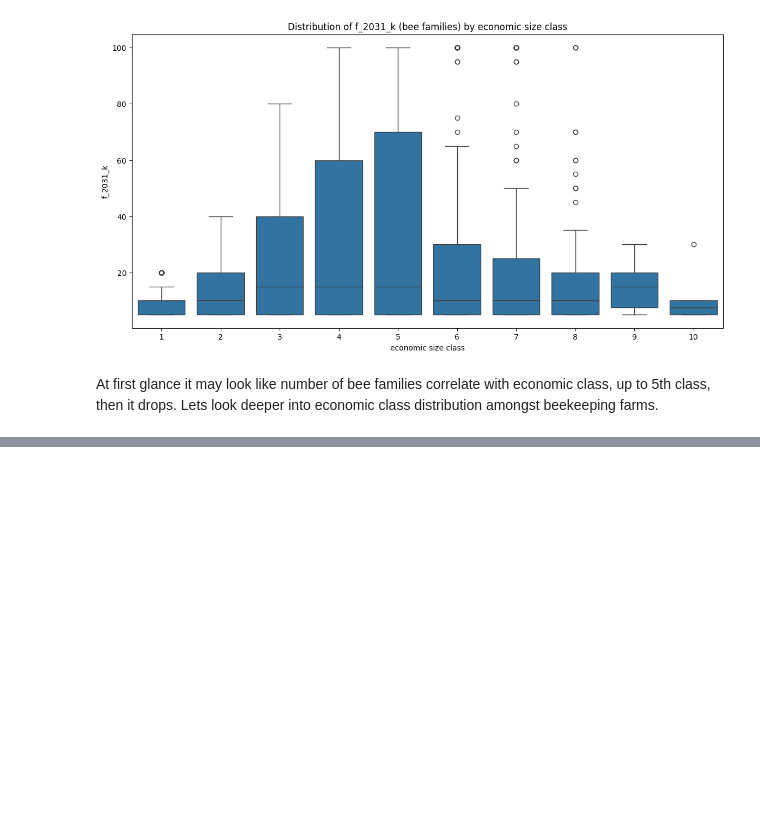
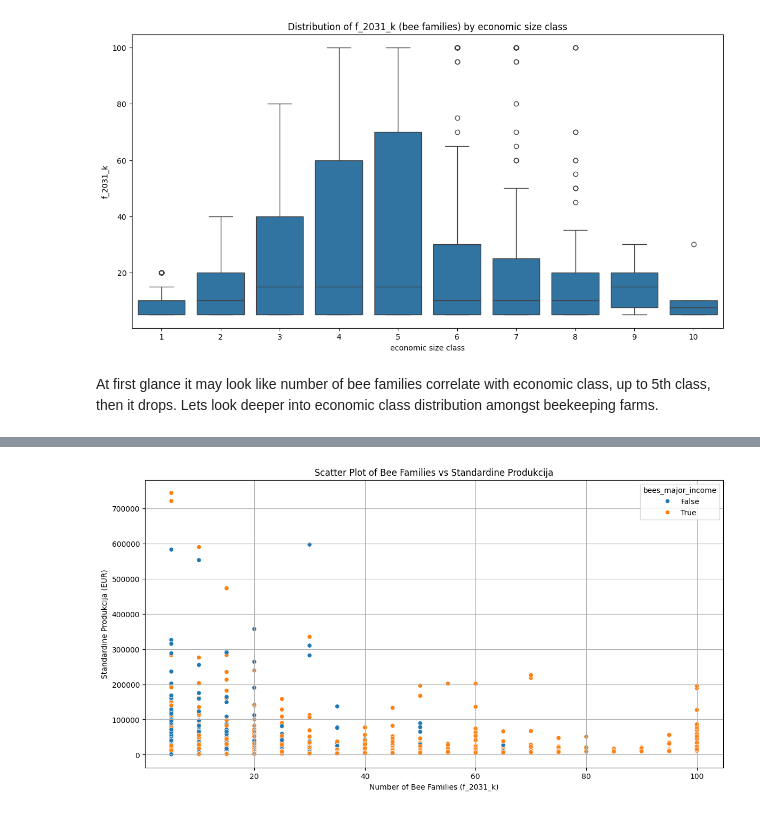
Before and after one commit to plerixus/Lithuanian_agriculture_analysis_2020, a Jupyter notebook: beekeeping.ipynb, the cells around one changed output, grey strips where cells are left out. Cells and saved outputs as stored; diff of their text form; code cells hidden in the pictures; blank space fills up the shorter version.

```diff
--- a/beekeeping.ipynb
+++ b/beekeeping.ipynb
@@ -82,0 +112,10 @@ for bar in bars.patches:
+# %%
+plt.figure(figsize=(14, 7))
+sns.scatterplot(x=beekeeper_df['f_2031_k'], y=beekeeper_df['standartine_produkcija_k'], hue=beekeeper_df['bees_major_income'])
+
+plt.title("Scatter Plot of Bee Families vs Standardine Produkcija")
+plt.xlabel("Number of Bee Families (f_2031_k)")
+plt.ylabel("Standardine Produkcija (EUR)")
+plt.grid(True)
+# %% [output]
+[figure, added]
```
Also changed, not shown: parts of 6 cells of this notebook.
